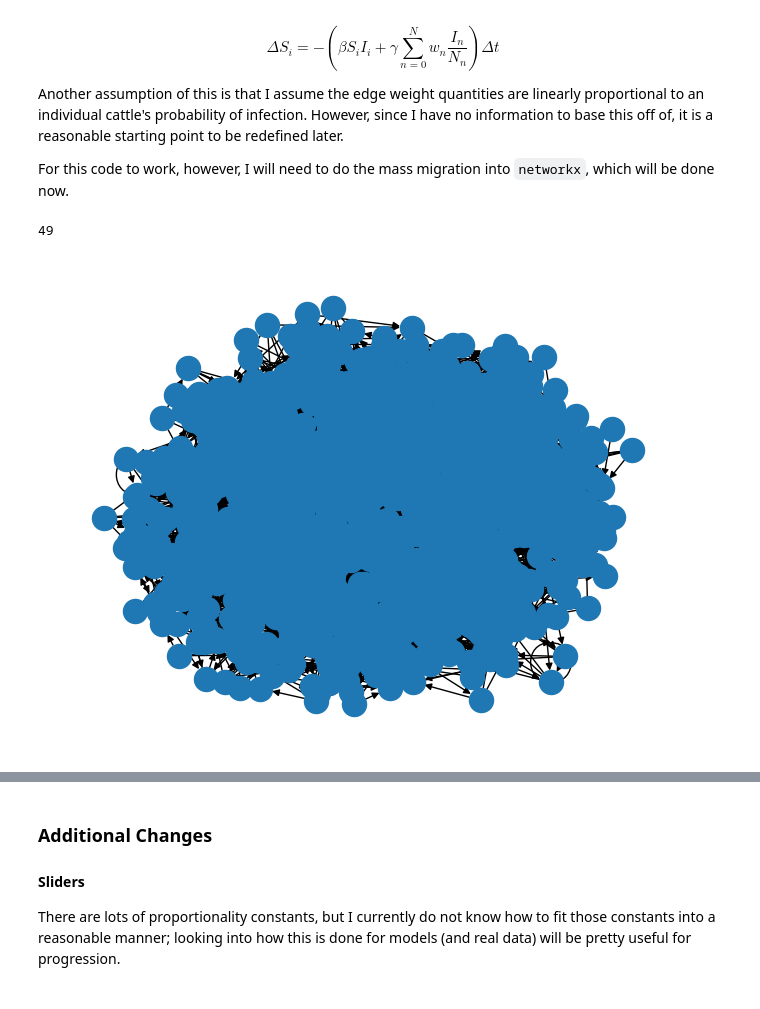
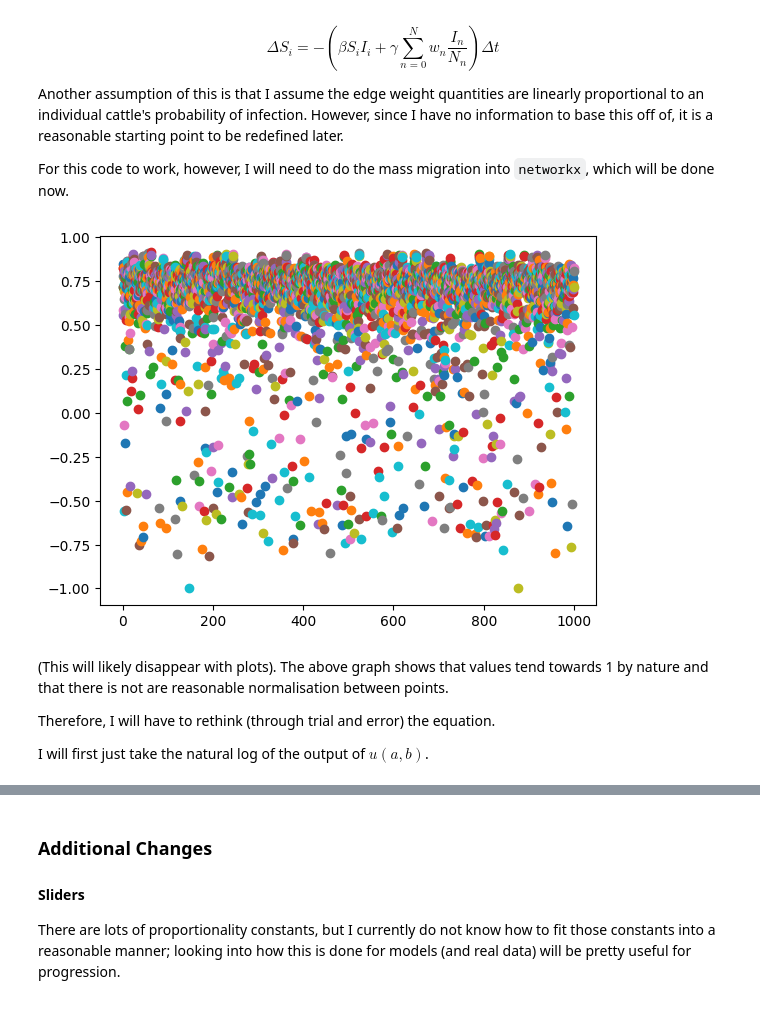
Before and after one commit to r-okotie179/diseaseModelling, a Jupyter notebook: test.ipynb, the cells around one changed output, grey strips where cells are left out. Saved outputs shown, nothing was run; the diff lists cells and outputs as text; code cells hidden in the pictures.

```diff
--- a/test.ipynb
+++ b/test.ipynb
@@ -354,8 +354,7 @@ for node_idx in range(len(test)):
 
         p = f(node, comp_node)
         rand = np.random.uniform(0, 1)
-        if rand <= p:
-            x = (node['Position'][0], comp_node['Position'][0])
+        if rand <= p:            x = (node['Position'][0], comp_node['Position'][0])
             y = (node['Position'][1], comp_node['Position'][1])
             plt.plot(x, y, linewidth=1, c='black', alpha = rand/5)
 
@@ -531,10 +530,8 @@ for idx, farm in sample.iterrows():
     D=0
   )
 
-v = G.nodes[5]['N']
-print(np.array(v))
+#v = G.nodes[5]['N']
+#print(np.array(v))
-# %% [output]
-49
 # %%
 def u(a,b): # node characteristics
   a_num = G.nodes[a]['N']
@@ -551,28 +549,37 @@ def f(a,b):
 # %%
 # edge creation
 k=4 # slider pararmeter
 
 pos = nx.get_node_attributes(G, 'position')
 pos_attr = pd.DataFrame(list(pos.values()), columns=['x','y'])
 kdt = KD_Tree(positions_df)
 kdt.build()
 
 for node_idx in range(len(sample)):
   node = G.nodes[node_idx]
 
   # query must be a DataFrame
   qry = pos_attr.iloc[[node_idx]]
   neighbours = kdt.get_knn(qry, k)
 
   for idx in range(k):
     comp_node_obj, comp_dist = neighbours[idx]
     comp_node = sample.loc[comp_node_obj.data.name]
     #print(f"{comp_node.name}\n")
     n = node_idx
     c = comp_node.name
     p = f(n, c)
-    G.add_edge(n, c, weight=p)
+    rand = np.random.uniform(0, 1)
+    plt.scatter(node_idx, p)
+    if rand <= p:
+      G.add_edge(n, c, weight=p)
 # %% [output]
-[figure, old version]
+[figure, new version]
+# %% [markdown]
+(This will likely disappear with plots). The above graph shows that values tend towards 1 by nature and that there is not are reasonable normalisation between points.
+
+Therefore, I will have to rethink (through trial and error) the equation.
+
+I will first just take the natural log of the output of $u(a,b)$.
 # %%
 nx.draw(G, node_size=3)
```
Also changed, not shown: parts of 3 cells of this notebook.
